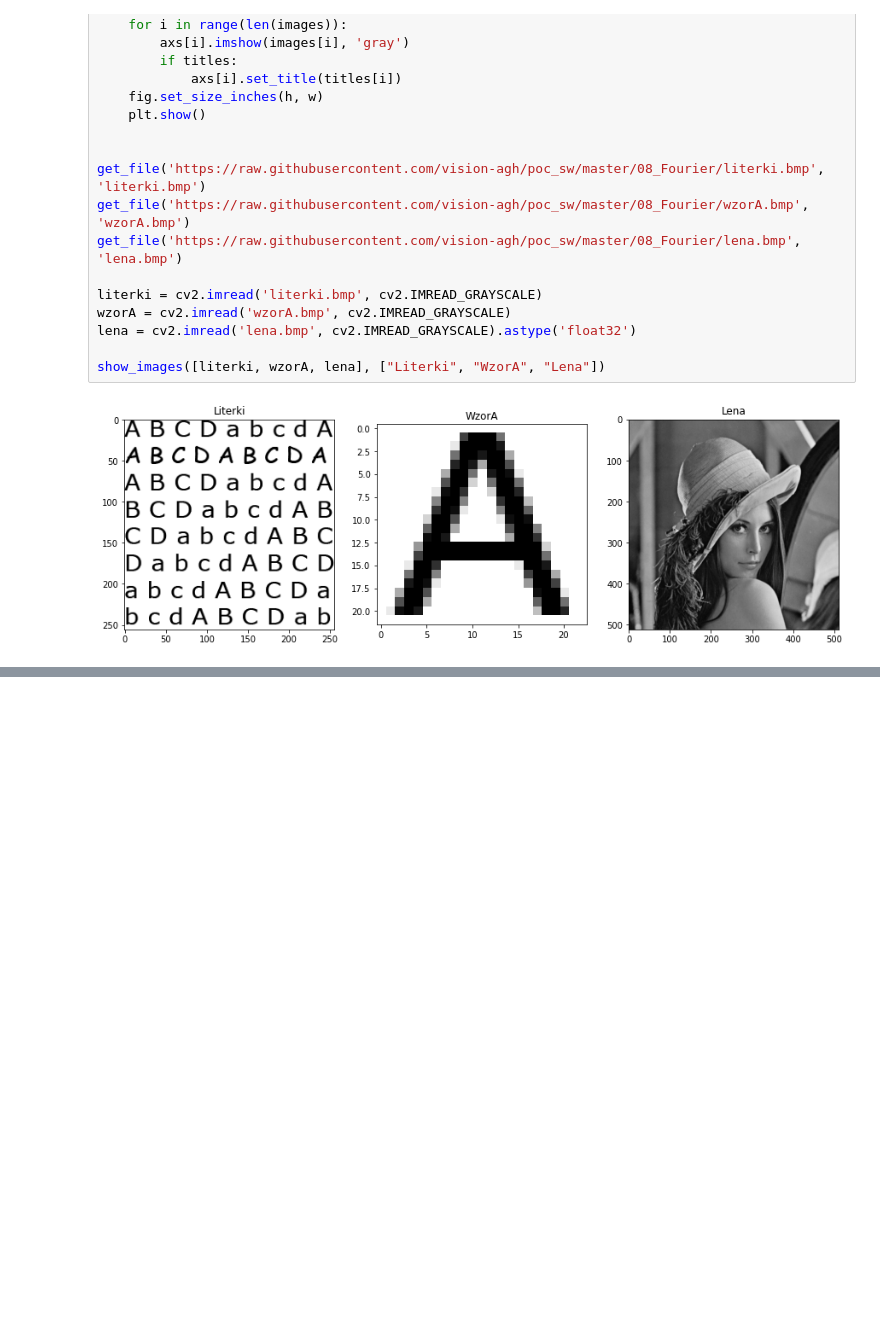
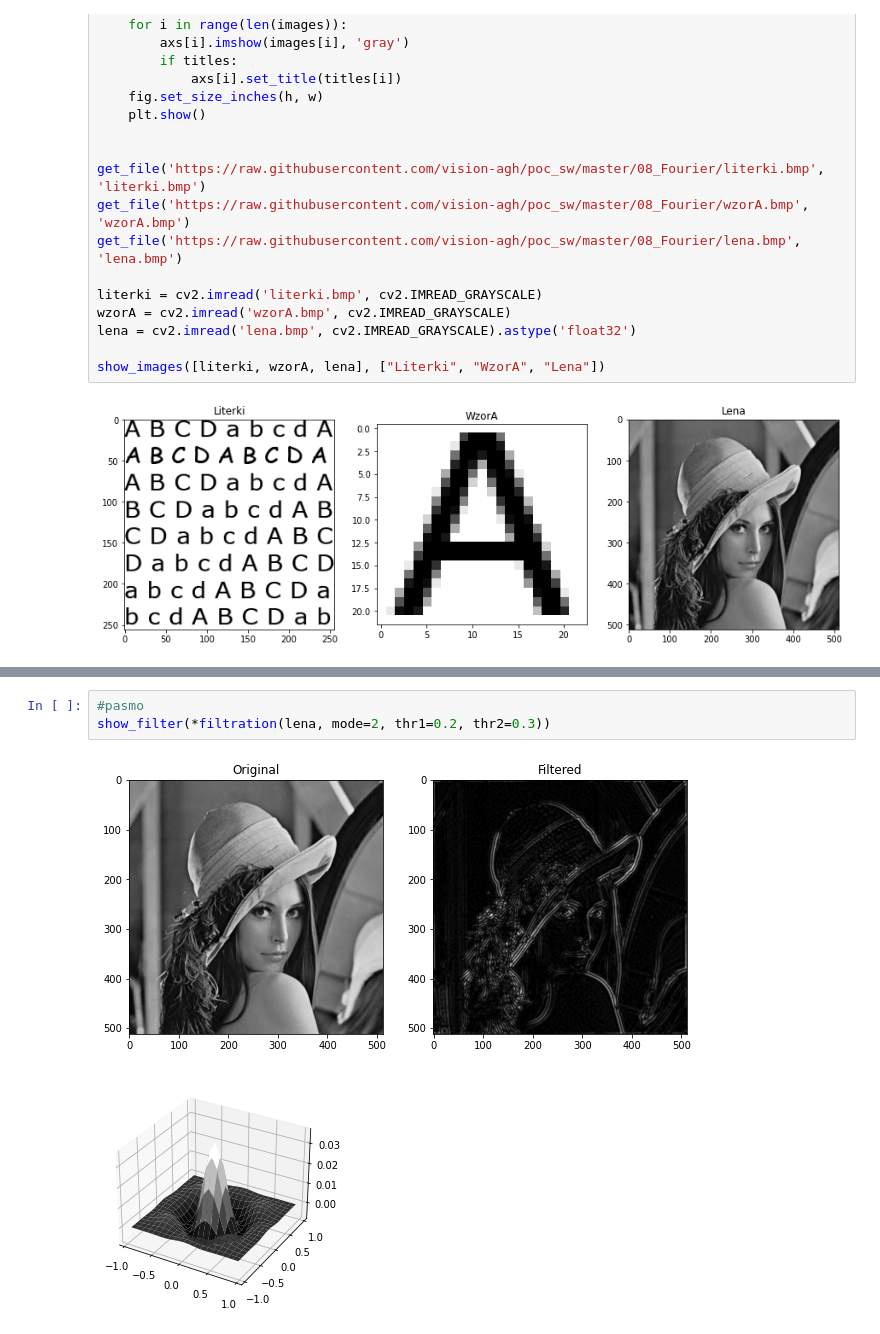
Before and after one commit to Monatyr/image-processing, a Jupyter notebook: lab6/13_Fourier_HW.ipynb, the cells around one changed output, grey strips where cells are left out. Drawn from its saved outputs; the diff is of its cells as text; blank space fills up the shorter version.

```diff
--- a/lab6/13_Fourier_HW.ipynb
+++ b/lab6/13_Fourier_HW.ipynb
@@ -134,0 +166,6 @@ plt.show()
+# %%
+#pasmo
+show_filter(*filtration(lena, mode=2, thr1=0.2, thr2=0.3))
+# %% [output]
+[figure, added]
+[figure, added]
```
Also changed, not shown: parts of 5 cells of this notebook.
